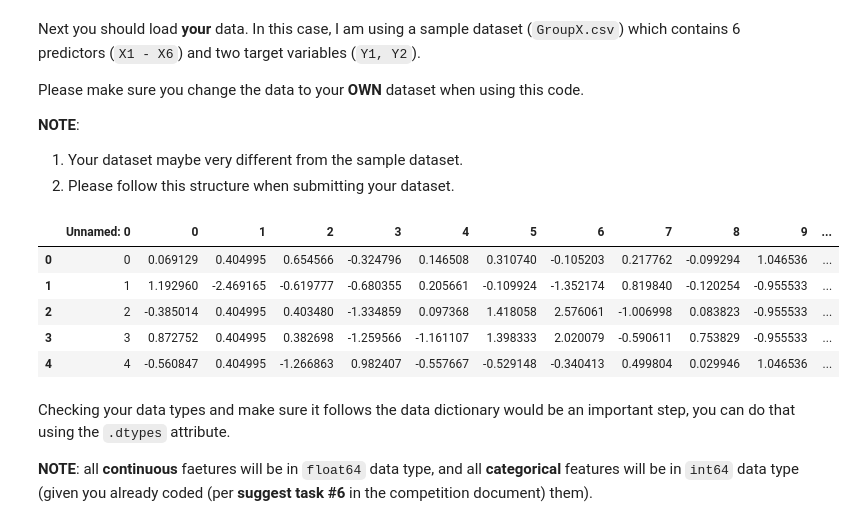
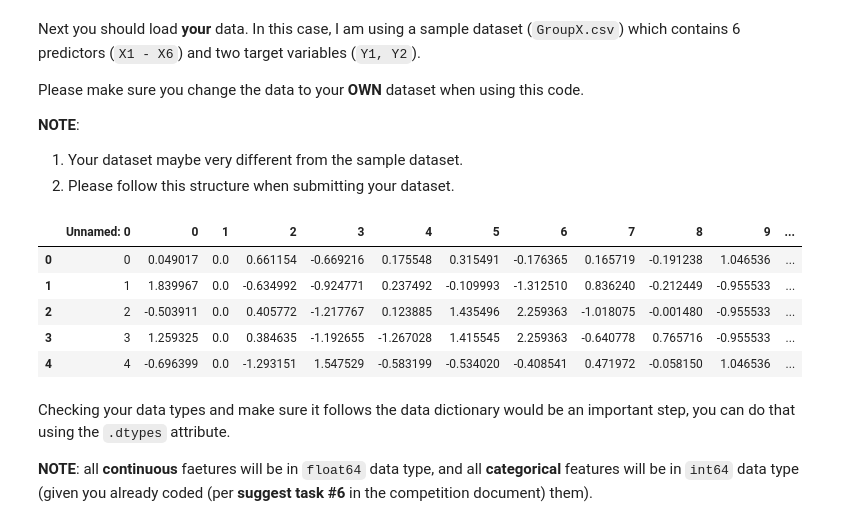
Before and after one commit to BA545-SP2019/2019-competition1-3-musketeers, a Jupyter notebook: Evaluation-Code-V0-Copy1.ipynb, the cells around one changed output. Drawn from its saved outputs; the diff is of its cells as text; code cells hidden in the pictures.

```diff
--- a/Evaluation-Code-V0-Copy1.ipynb
+++ b/Evaluation-Code-V0-Copy1.ipynb
@@ -35,15 +35,15 @@ __NOTE__:
 1. Your dataset maybe very different from the sample dataset.
 2. Please follow this structure when submitting your dataset.
 # %%
-data = pd.read_csv('./Datasets/I_tl_fs.csv', header=0)
+data = pd.read_csv('./Datasets/I_ts_IQR.csv', header=0)
 data.head()
 # %% [output]
 |  | Unnamed: 0 | 0 | 1 | 2 | 3 | 4 | 5 | 6 | 7 | 8 | 9 | ... |
-| 0 | 0 | 0.069129 | 0.404995 | 0.654566 | -0.324796 | 0.146508 | 0.310740 | -0.105203 | 0.217762 | -0.099294 | 1.046536 | ... |
-| 1 | 1 | 1.192960 | -2.469165 | -0.619777 | -0.680355 | 0.205661 | -0.109924 | -1.352174 | 0.819840 | -0.120254 | -0.955533 | ... |
-| 2 | 2 | -0.385014 | 0.404995 | 0.403480 | -1.334859 | 0.097368 | 1.418058 | 2.576061 | -1.006998 | 0.083823 | -0.955533 | ... |
-| 3 | 3 | 0.872752 | 0.404995 | 0.382698 | -1.259566 | -1.161107 | 1.398333 | 2.020079 | -0.590611 | 0.753829 | -0.955533 | ... |
-| 4 | 4 | -0.560847 | 0.404995 | -1.266863 | 0.982407 | -0.557667 | -0.529148 | -0.340413 | 0.499804 | 0.029946 | 1.046536 | ... |
+| 0 | 0 | 0.049017 | 0.0 | 0.661154 | -0.669216 | 0.175548 | 0.315491 | -0.176365 | 0.165719 | -0.191238 | 1.046536 | ... |
+| 1 | 1 | 1.839967 | 0.0 | -0.634992 | -0.924771 | 0.237492 | -0.109993 | -1.312510 | 0.836240 | -0.212449 | -0.955533 | ... |
+| 2 | 2 | -0.503911 | 0.0 | 0.405772 | -1.217767 | 0.123885 | 1.435496 | 2.259363 | -1.018075 | -0.001480 | -0.955533 | ... |
+| 3 | 3 | 1.259325 | 0.0 | 0.384635 | -1.192655 | -1.267028 | 1.415545 | 2.259363 | -0.640778 | 0.765716 | -0.955533 | ... |
+| 4 | 4 | -0.696399 | 0.0 | -1.293151 | 1.547529 | -0.583199 | -0.534020 | -0.408541 | 0.471972 | -0.058150 | 1.046536 | ... |
 # %% [markdown]
 Checking your data types and make sure it follows the data dictionary would be an important step, you can do that using the `.dtypes` attribute.
 
```
Also changed, not shown: parts of 6 cells of this notebook, 14 other files.
